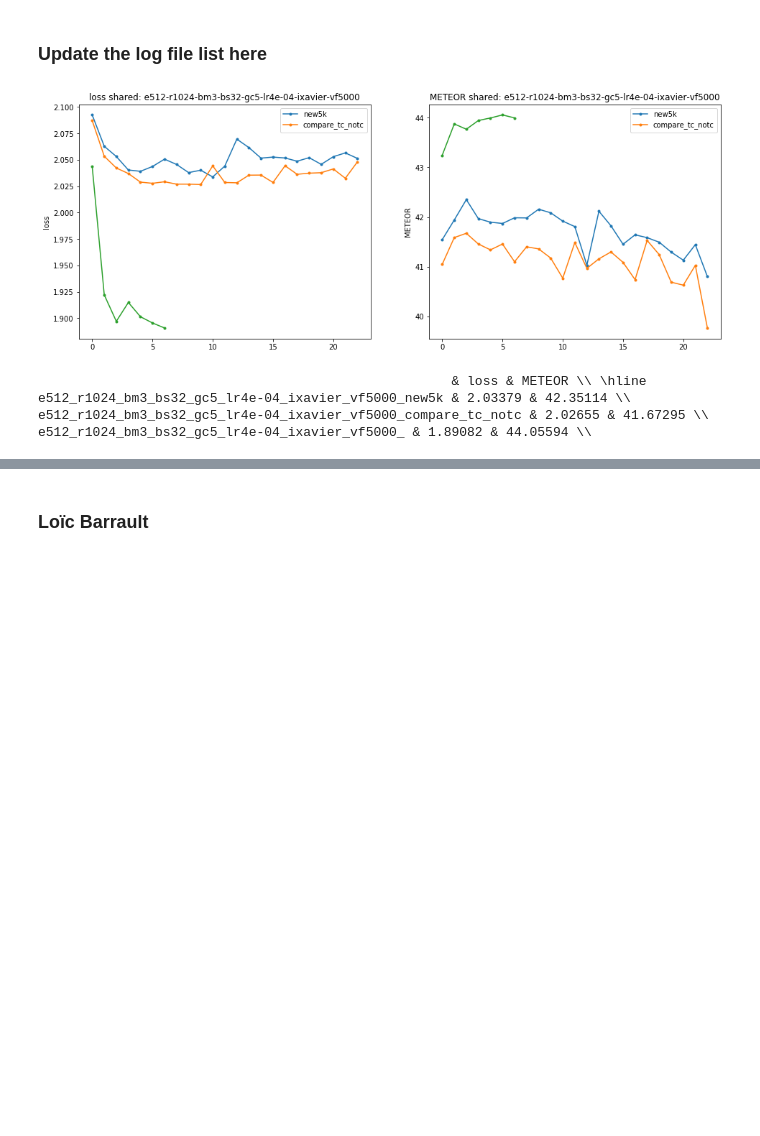
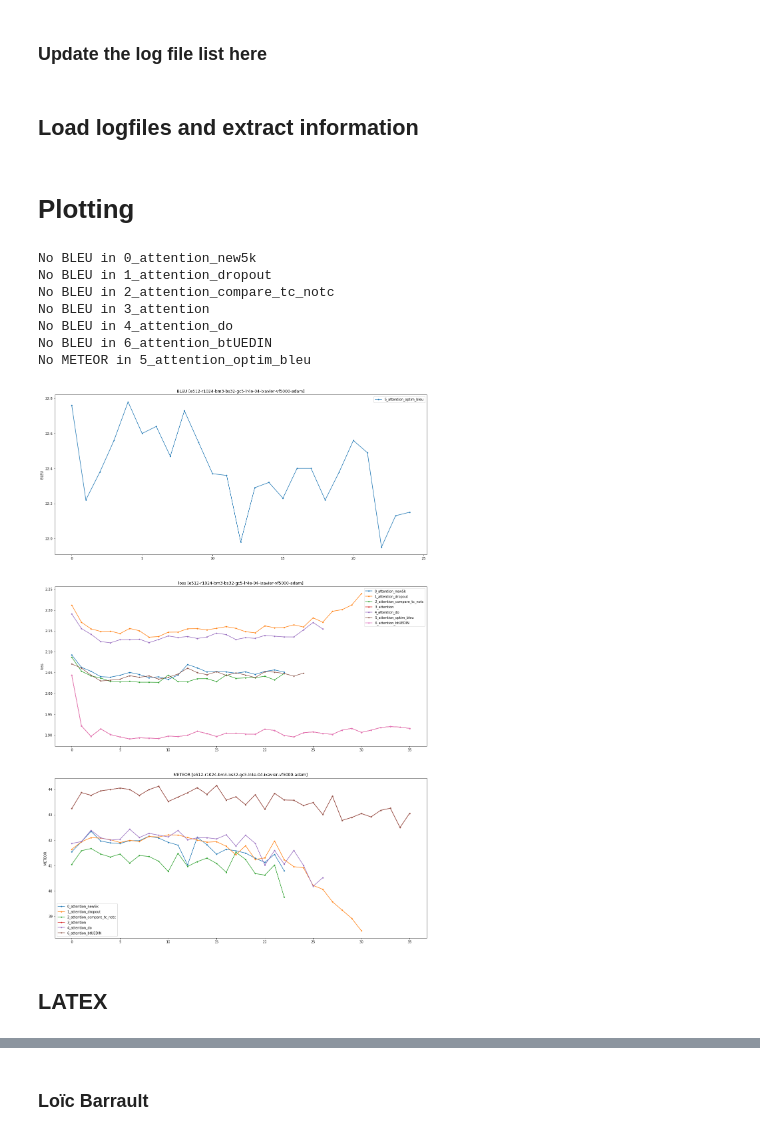
Before and after one commit to makai281/nmtpy, a Jupyter notebook: analysis/log_analysis.ipynb, the cells around one changed output, grey strips where cells are left out. Saved outputs shown, nothing was run; the diff lists cells and outputs as text; code cells hidden in the pictures; blank space fills up the shorter version.

Commit message:
better visualization

```diff
--- a/analysis/log_analysis.ipynb
+++ b/analysis/log_analysis.ipynb
@@ -168,41 +185,51 @@ def get_shared_params(logfiles):
+# %% [markdown]
+## Load logfiles and extract information
+# %%
+logfiles = []
+metrics_names = {}
+
+for i, logfn in enumerate(logfilenames):
+    #print("log ", i, " = ", logfn);
+    log=LogFile(i,logfn)
+    metrics_names.update(log.metrics_names)
+    logfiles.append(log)
+    #log.parse()
+    #log.get_short_name()
+
+#print("metrics len:", len(metrics_names))
+
+shared_str, shared_params = get_shared_params(logfiles)
+# %% [markdown]
+# Plotting
 # %%
-logfiles = []
-metrics_names = {}
-
-for i, logfn in enumerate(logfilenames):
-    #print("log ", i, " = ", logfn);
-    log=LogFile(logfn)
-    metrics_names.update(log.metrics_names)
-    logfiles.append(log)
-    #log.parse()
-    #log.get_short_name()
-
-#print("metrics len:", len(metrics_names))
-
-shared_str, shared_params = get_shared_params(logfiles)
-
-fig, ax = plt.subplots(1, len(metrics_names), sharey = False, figsize=(8*2, 6*1) )
+# plotting
+fig, ax = plt.subplots(len(metrics_names), 1, sharey = False, figsize=(20, 30) )
 for i, n in enumerate(metrics_names.keys()):
     sp = ax[i]
     sp.set_ylabel(n)
     for j, log in enumerate(logfiles):
+        #print("PROCESSING LOGFILE:", log.fn)
+        #print("METRICS IN THIS FILE:", log.metrics_names)
         if n in log.metrics_names.keys():
             #print(n+" "+str(j)+":",log.values[n])
             sp.plot(log.values[n], '.-', label=log.get_short_name(shared_params))
+        else:
+            print('No {} in {}'.format(n, log.get_short_name(shared_params)))
 
-    title = '{} shared: {}'.format(n, shared_str) if shared_str else '{}'.format(n)
+    title = '{} [{}]'.format(n, shared_str) if shared_str else '{}'.format(n)
     sp.set_title(title)
     sp.legend( )
 
 
 plt.show()
-
-for i, log in enumerate(logfiles):
-    ltx=log.latexize(header=True if i is 0 else False)
-    print(ltx)
 # %% [output]
+No BLEU in 0_attention_new5k
+No BLEU in 1_attention_dropout
+No BLEU in 2_attention_compare_tc_notc
+No BLEU in 3_attention
+No BLEU in 4_attention_do
+No BLEU in 6_attention_btUEDIN
+No METEOR in 5_attention_optim_bleu
-[figure, old version]
+[figure, new version]
-                                                     & loss & METEOR \\ \hline
-e512_r1024_bm3_bs32_gc5_lr4e-04_ixavier_vf5000_new5k & 2.03379 & 42.35114 \\
-e512_r1024_bm3_bs32_gc5_lr4e-04_ixavier_vf5000_compare_tc_notc & 2.02655 & 41.67295 \\
-e512_r1024_bm3_bs32_gc5_lr4e-04_ixavier_vf5000_ & 1.89082 & 44.05594 \\
+# %% [markdown]
+## LATEX
```
Also changed, not shown: parts of 7 cells of this notebook.
